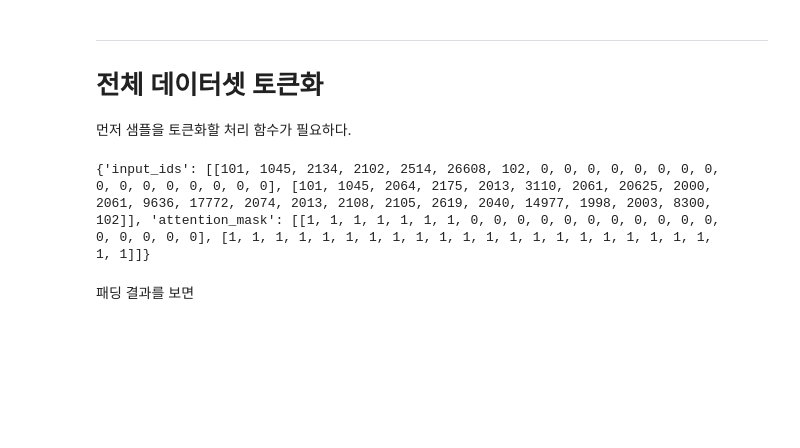
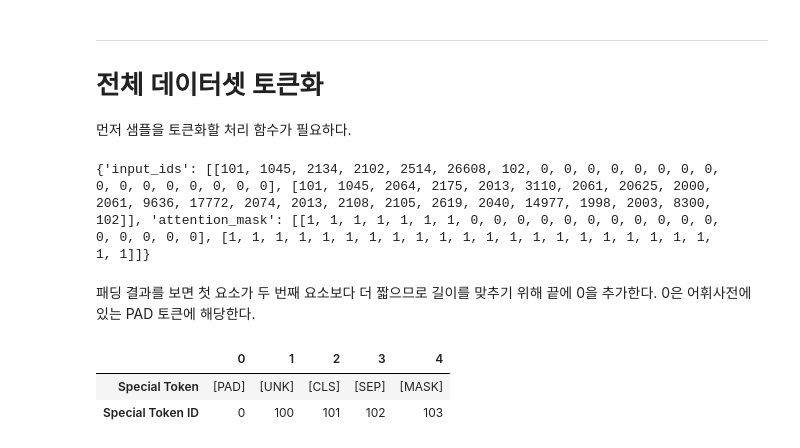
Before and after one commit to Tarel-Github/Artificial_Intelligence_practice, a Jupyter notebook: 03. Natural Language Processing with Transformers/2-0. 텍스트 분류.ipynb, the cells around one changed output. Saved outputs shown, nothing was run; the diff lists cells and outputs as text; code cells hidden in the pictures; blank space fills up the shorter version.

```diff
--- a/03. Natural Language Processing with Transformers/2-0. 텍스트 분류.ipynb
+++ b/03. Natural Language Processing with Transformers/2-0. 텍스트 분류.ipynb
@@ -367,5 +367,16 @@ print(tokenize(emotions["train"][:2]))
 102]], 'attention_mask': [[1, 1, 1, 1, 1, 1, 1, 0, 0, 0, 0, 0, 0, 0, 0, 0, 0, 0,
 0, 0, 0, 0, 0], [1, 1, 1, 1, 1, 1, 1, 1, 1, 1, 1, 1, 1, 1, 1, 1, 1, 1, 1, 1, 1,
 1, 1]]}
-# %% [markdown]
-패딩 결과를 보면
+# %% [markdown]
+패딩 결과를 보면 첫 요소가 두 번째 요소보다 더 짧으므로 길이를 맞추기 위해
+끝에 0을 추가한다.
+0은 어휘사전에 있는 PAD 토큰에 해당한다.
+# %%
+tokens2ids = list(zip(tokenizer.all_special_tokens, tokenizer.all_special_ids))
+data = sorted(tokens2ids, key=lambda x : x[-1])
+df = pd.DataFrame(data, columns=["Special Token", "Special Token ID"])
+df.T
+# %% [output]
+|  | 0 | 1 | 2 | 3 | 4 |
+| Special Token | [PAD] | [UNK] | [CLS] | [SEP] | [MASK] |
+| Special Token ID | 0 | 100 | 101 | 102 | 103 |
```
Also changed, not shown: parts of 21 cells of this notebook.
